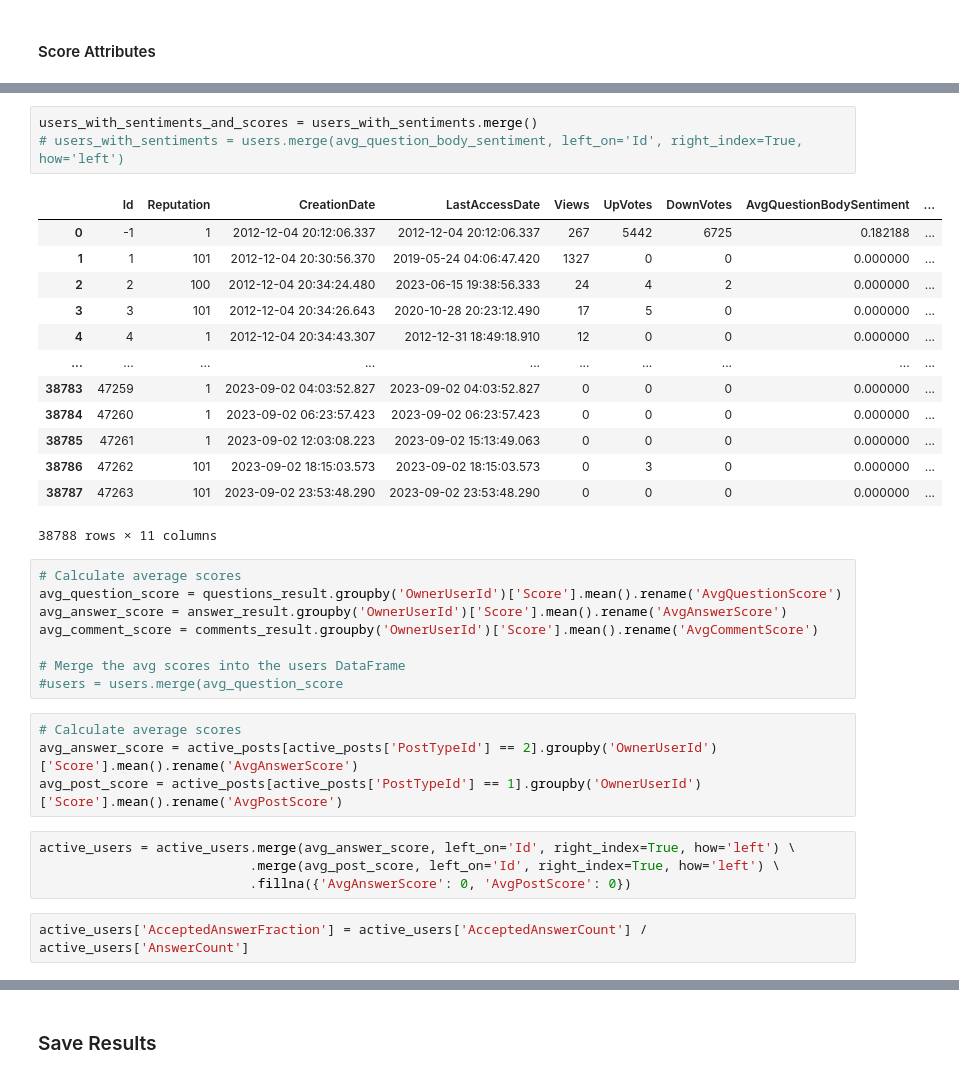
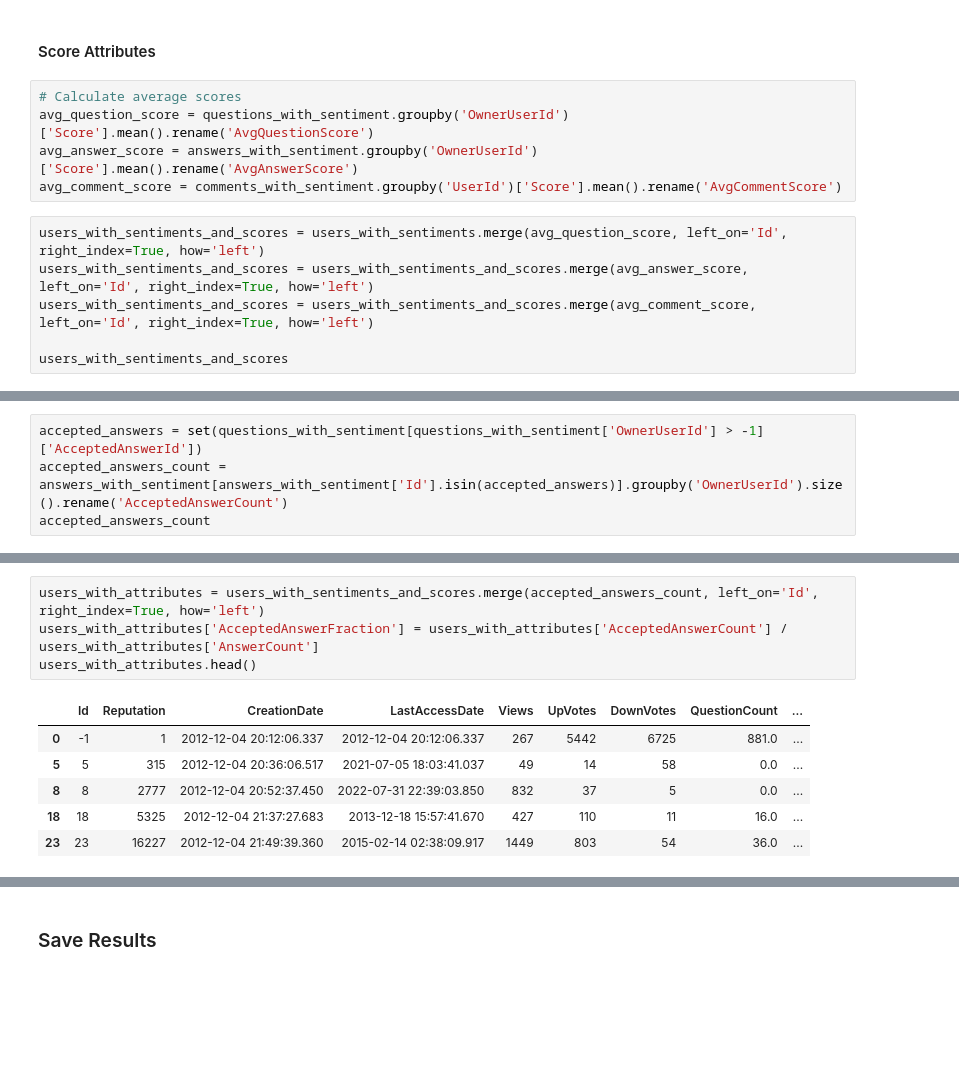
Before and after one commit to pierrehogenhaug/stackexchange_politics, a Jupyter notebook: sentiment.ipynb, the cells around one changed output, grey strips where cells are left out. Drawn from its saved outputs; the diff is of its cells as text; blank space fills up the shorter version.

Commit message:
added different user attributes and saved to pkl

```diff
--- a/sentiment.ipynb
+++ b/sentiment.ipynb
@@ -250,3 +253,14 @@ users_with_sentiments
 1464 rows × 15 columns
 # %% [markdown]
 #### Score Attributes
+# %%
+# Calculate average scores
+avg_question_score = questions_with_sentiment.groupby('OwnerUserId')['Score'].mean().rename('AvgQuestionScore')
+avg_answer_score = answers_with_sentiment.groupby('OwnerUserId')['Score'].mean().rename('AvgAnswerScore')
+avg_comment_score = comments_with_sentiment.groupby('UserId')['Score'].mean().rename('AvgCommentScore')
+# %%
+users_with_sentiments_and_scores = users_with_sentiments.merge(avg_question_score, left_on='Id', right_index=True, how='left')
+users_with_sentiments_and_scores = users_with_sentiments_and_scores.merge(avg_answer_score, left_on='Id', right_index=True, how='left')
+users_with_sentiments_and_scores = users_with_sentiments_and_scores.merge(avg_comment_score, left_on='Id', right_index=True, how='left')
+
+users_with_sentiments_and_scores
@@ -252,0 +283,4 @@ users_with_sentiments
+# %%
+accepted_answers = set(questions_with_sentiment[questions_with_sentiment['OwnerUserId'] > -1]['AcceptedAnswerId'])
+accepted_answers_count = answers_with_sentiment[answers_with_sentiment['Id'].isin(accepted_answers)].groupby('OwnerUserId').size().rename('AcceptedAnswerCount')
+accepted_answers_count
@@ -253,35 +301,11 @@ users_with_sentiments
 # %%
-users_with_sentiments_and_scores = users_with_sentiments.merge()
-# users_with_sentiments = users.merge(avg_question_body_sentiment, left_on='Id', right_index=True, how='left')
+users_with_attributes = users_with_sentiments_and_scores.merge(accepted_answers_count, left_on='Id', right_index=True, how='left')
+users_with_attributes['AcceptedAnswerFraction'] = users_with_attributes['AcceptedAnswerCount'] / users_with_attributes['AnswerCount']
+users_with_attributes.head()
 # %% [output]
-|  | Id | Reputation | CreationDate | LastAccessDate | Views | UpVotes | DownVotes | AvgQuestionBodySentiment | ... |
-| 0 | -1 | 1 | 2012-12-04 20:12:06.337 | 2012-12-04 20:12:06.337 | 267 | 5442 | 6725 | 0.182188 | ... |
-| 1 | 1 | 101 | 2012-12-04 20:30:56.370 | 2019-05-24 04:06:47.420 | 1327 | 0 | 0 | 0.000000 | ... |
-| 2 | 2 | 100 | 2012-12-04 20:34:24.480 | 2023-06-15 19:38:56.333 | 24 | 4 | 2 | 0.000000 | ... |
-| 3 | 3 | 101 | 2012-12-04 20:34:26.643 | 2020-10-28 20:23:12.490 | 17 | 5 | 0 | 0.000000 | ... |
-| 4 | 4 | 1 | 2012-12-04 20:34:43.307 | 2012-12-31 18:49:18.910 | 12 | 0 | 0 | 0.000000 | ... |
-| ... | ... | ... | ... | ... | ... | ... | ... | ... | ... |
-| 38783 | 47259 | 1 | 2023-09-02 04:03:52.827 | 2023-09-02 04:03:52.827 | 0 | 0 | 0 | 0.000000 | ... |
-| 38784 | 47260 | 1 | 2023-09-02 06:23:57.423 | 2023-09-02 06:23:57.423 | 0 | 0 | 0 | 0.000000 | ... |
-| 38785 | 47261 | 1 | 2023-09-02 12:03:08.223 | 2023-09-02 15:13:49.063 | 0 | 0 | 0 | 0.000000 | ... |
-| 38786 | 47262 | 101 | 2023-09-02 18:15:03.573 | 2023-09-02 18:15:03.573 | 0 | 3 | 0 | 0.000000 | ... |
-| 38787 | 47263 | 101 | 2023-09-02 23:53:48.290 | 2023-09-02 23:53:48.290 | 0 | 0 | 0 | 0.000000 | ... |
+|  | Id | Reputation | CreationDate | LastAccessDate | Views | UpVotes | DownVotes | QuestionCount | ... |
+| 0 | -1 | 1 | 2012-12-04 20:12:06.337 | 2012-12-04 20:12:06.337 | 267 | 5442 | 6725 | 881.0 | ... |
+| 5 | 5 | 315 | 2012-12-04 20:36:06.517 | 2021-07-05 18:03:41.037 | 49 | 14 | 58 | 0.0 | ... |
+| 8 | 8 | 2777 | 2012-12-04 20:52:37.450 | 2022-07-31 22:39:03.850 | 832 | 37 | 5 | 0.0 | ... |
+| 18 | 18 | 5325 | 2012-12-04 21:37:27.683 | 2013-12-18 15:57:41.670 | 427 | 110 | 11 | 16.0 | ... |
+| 23 | 23 | 16227 | 2012-12-04 21:49:39.360 | 2015-02-14 02:38:09.917 | 1449 | 803 | 54 | 36.0 | ... |
-38788 rows × 11 columns
-# %%
-# Calculate average scores
-avg_question_score = questions_result.groupby('OwnerUserId')['Score'].mean().rename('AvgQuestionScore')
-avg_answer_score = answer_result.groupby('OwnerUserId')['Score'].mean().rename('AvgAnswerScore')
-avg_comment_score = comments_result.groupby('OwnerUserId')['Score'].mean().rename('AvgCommentScore')
-
-# Merge the avg scores into the users DataFrame
-#users = users.merge(avg_question_score
-# %%
-# Calculate average scores
-avg_answer_score = active_posts[active_posts['PostTypeId'] == 2].groupby('OwnerUserId')['Score'].mean().rename('AvgAnswerScore')
-avg_post_score = active_posts[active_posts['PostTypeId'] == 1].groupby('OwnerUserId')['Score'].mean().rename('AvgPostScore')
-# %%
-active_users = active_users.merge(avg_answer_score, left_on='Id', right_index=True, how='left') \
-                           .merge(avg_post_score, left_on='Id', right_index=True, how='left') \
-                           .fillna({'AvgAnswerScore': 0, 'AvgPostScore': 0})
-# %%
-active_users['AcceptedAnswerFraction'] = active_users['AcceptedAnswerCount'] / active_users['AnswerCount']
```
Also changed, not shown: parts of 10 cells of this notebook.
